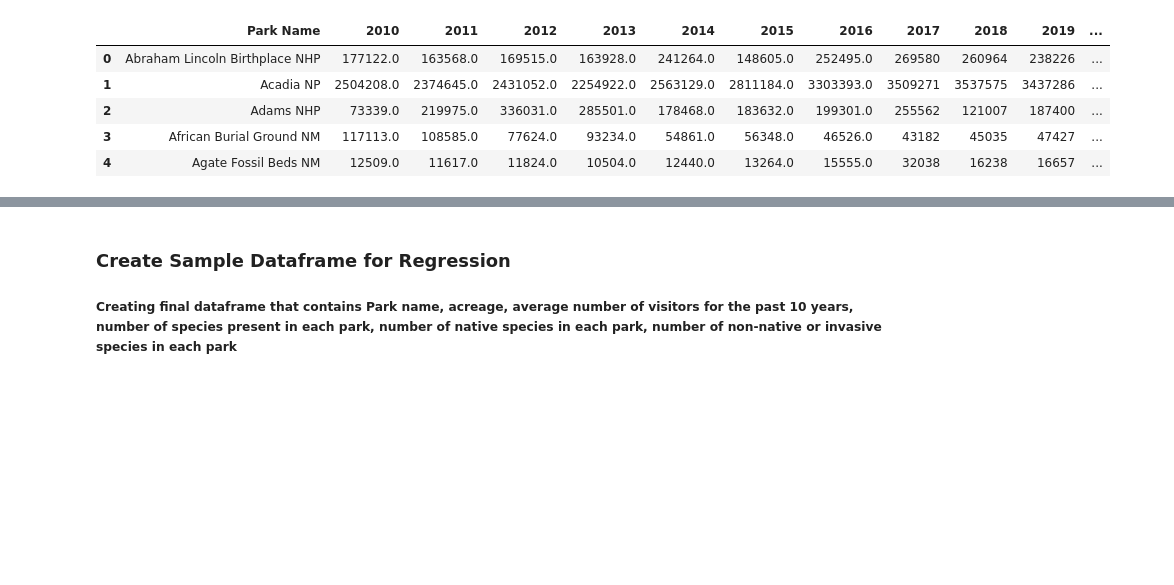
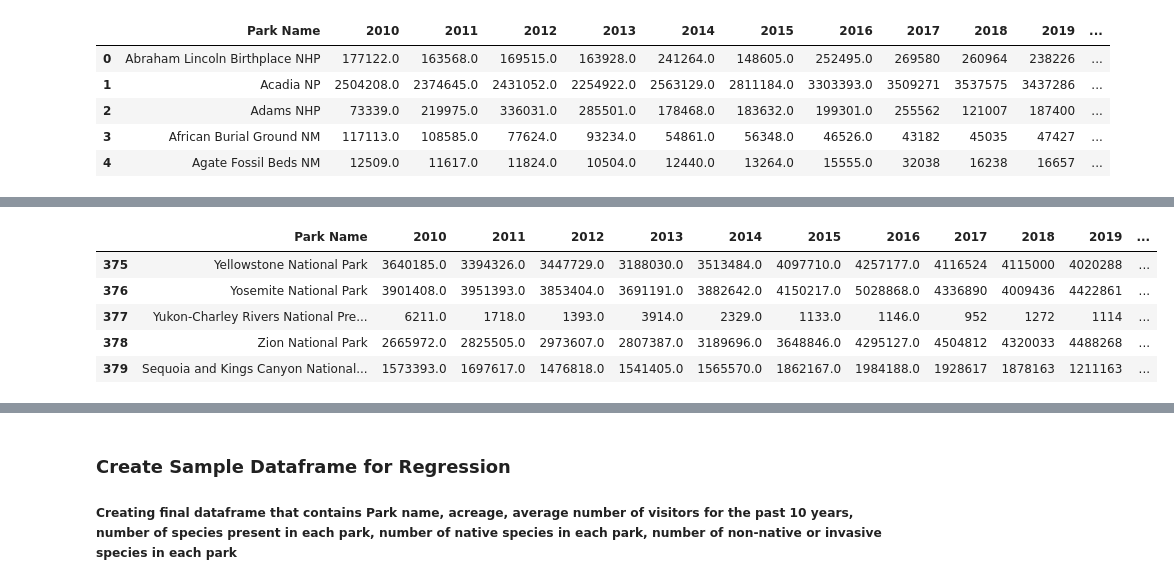
Before and after one commit to holleyvoegtle/Biodiversity_Analysis, a Jupyter notebook: machine-learning/Biodiversity_MachineLearning.ipynb, the cells around one changed output, grey strips where cells are left out. Saved outputs shown, nothing was run; the diff lists cells and outputs as text; code cells hidden in the pictures; blank space fills up the shorter version.

Commit message:
Merged parks and visitation data frames and checked to ensure there were no null fields.

```diff
--- a/machine-learning/Biodiversity_MachineLearning.ipynb
+++ b/machine-learning/Biodiversity_MachineLearning.ipynb
@@ -193,0 +99,10 @@ park_visitation_df_drop_nulls.head()
+# %%
+#Replace abbreviations in list
+park_name_list = park_name_list.str.replace("Wrangell-St. Elias NP & PRES", "Wrangell - St Elias National Park and Preserve")
+park_name_list = park_name_list.str.replace("Gates of the Arctic NP & PRES", "Gates Of The Arctic National Park and Preserve")
+park_name_list = park_name_list.str.replace(" NP & PRES", " National Park and Preserve")
+park_name_list = park_name_list.str.replace(" NPRES", " National Preserve")
+park_name_list = park_name_list.str.replace(" NP", " National Park")
+park_name_list = park_name_list.str.replace(" NM", " National Monument")
+park_name_list = park_name_list.str.replace(" NHP", " National Historic Place")
+park_name_list
@@ -193,0 +133,11 @@ park_visitation_df_drop_nulls.head()
+# %%
+#Append a row to the dataframe for Sequoia and Kings Canyon National Park
+visitation_df.loc[len(visitation_df.index)] = ["Sequoia and Kings Canyon National Parks", 1573393, 1697617, 1476818, 1541405, 1565570, 1862167, 1984188, 1928617, 1878163, 1211163, 1671910]
+visitation_df.tail()
+# %% [output]
+|  | Park Name | 2010 | 2011 | 2012 | 2013 | 2014 | 2015 | 2016 | 2017 | 2018 | 2019 | ... |
+| 375 | Yellowstone National Park | 3640185.0 | 3394326.0 | 3447729.0 | 3188030.0 | 3513484.0 | 4097710.0 | 4257177.0 | 4116524 | 4115000 | 4020288 | ... |
+| 376 | Yosemite National Park | 3901408.0 | 3951393.0 | 3853404.0 | 3691191.0 | 3882642.0 | 4150217.0 | 5028868.0 | 4336890 | 4009436 | 4422861 | ... |
+| 377 | Yukon-Charley Rivers National Pre... | 6211.0 | 1718.0 | 1393.0 | 3914.0 | 2329.0 | 1133.0 | 1146.0 | 952 | 1272 | 1114 | ... |
+| 378 | Zion National Park | 2665972.0 | 2825505.0 | 2973607.0 | 2807387.0 | 3189696.0 | 3648846.0 | 4295127.0 | 4504812 | 4320033 | 4488268 | ... |
+| 379 | Sequoia and Kings Canyon National... | 1573393.0 | 1697617.0 | 1476818.0 | 1541405.0 | 1565570.0 | 1862167.0 | 1984188.0 | 1928617 | 1878163 | 1211163 | ... |
```
Also changed, not shown: parts of 17 cells of this notebook.
